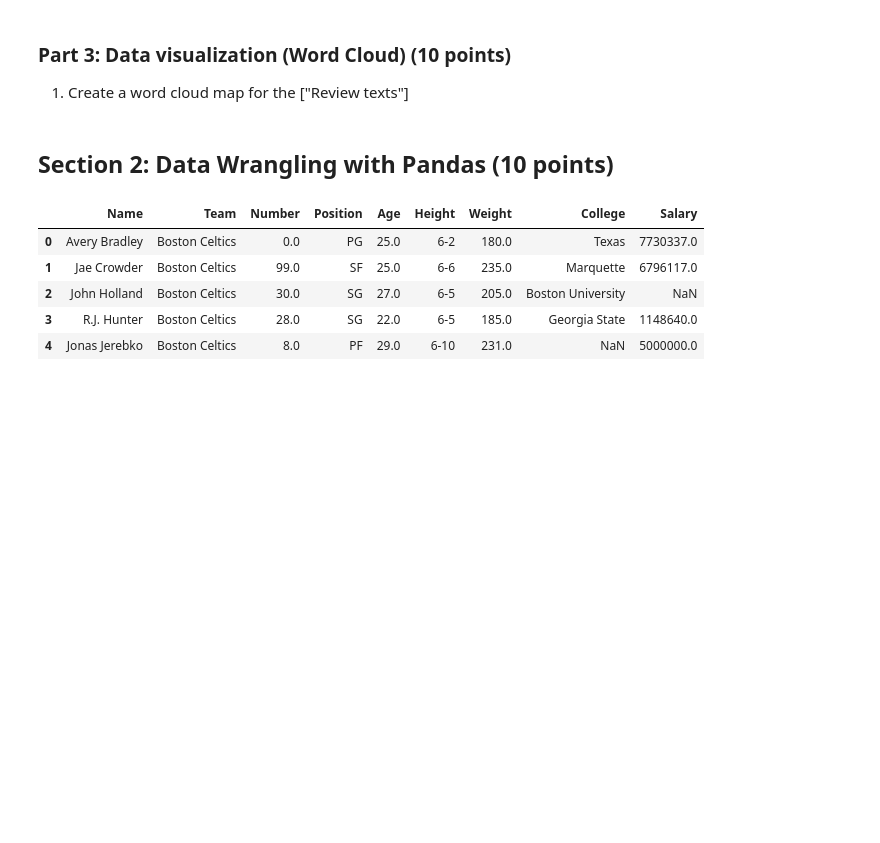
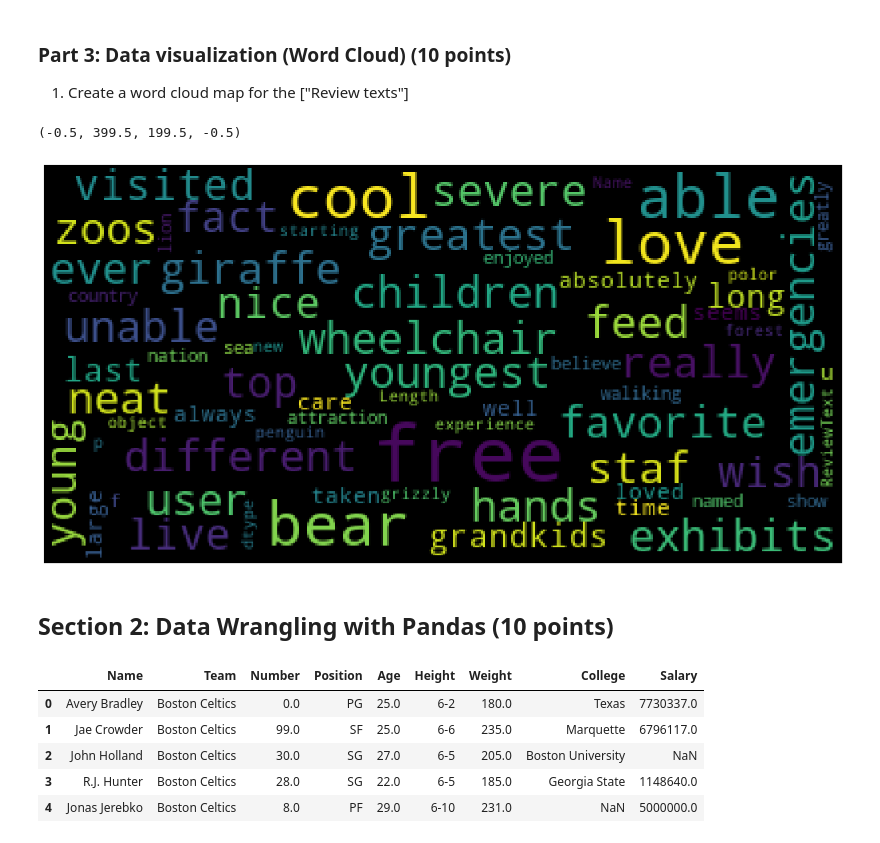
Before and after one commit to wada-yuto/MIS670, a Jupyter notebook: Fall 2022 MIS 670 Mid-term Exam.ipynb, the cells around one changed output. Cells and saved outputs as stored; diff of their text form; code cells hidden in the pictures; blank space fills up the shorter version.

```diff
--- a/Fall 2022 MIS 670 Mid-term Exam.ipynb
+++ b/Fall 2022 MIS 670 Mid-term Exam.ipynb
@@ -137,6 +123,6 @@ Done!
 # %%
-jobs = pd.DataFrame(job_info)
-jobs.head()
+reviews = pd.DataFrame(review_info)
+reviews.head()
 # %% [output]
 |  | CustomerName | PostDate | ReviewText |
 | 0 | C9204NFtheresaw | Reviewed September 6, 2022 | As a wheelchair user, at most zoo... |
@@ -155,2 +175,9 @@ jobs.head()
 # %% [markdown]
 4. Remove useless symbols from the ["Review texts"].
+# %%
+reviews["ReviewText"] = reviews["ReviewText"].str.replace(r'https?://[^\s<>"]+|www\.[^\s<>"]+', "")
+reviews["ReviewText"] = reviews["ReviewText"].str.replace(r'[^a-zA-Z0-9]+', ' ')
+reviews["ReviewText"] = reviews["ReviewText"].str.replace('@#', '')
+reviews["ReviewText"] = reviews["ReviewText"].str.replace("\n", '')
+
+reviews.head()
@@ -157,2 +191,5 @@ jobs.head()
 # %% [markdown]
 5. Lower the cases of the ["Review texts"].
+# %%
+reviews["ReviewText"] = reviews["ReviewText"].str.lower()
+reviews.head()
@@ -161,2 +214,16 @@ jobs.head()
 # %% [markdown]
 7. Remove the stopwords from ["Review texts"]
+# %%
+#tokenization or word split
+more_stopwords = set(('cant', 'aint', 'today', 'food', 'got', 'movie', 'one', 'like', 'could', 'see', 'also',
+'get', 'zoo', 'animal', 'animals', 'louis', 'day', 'st', 'lot'))
+extra_stoplist = set(stopwords.words('english')) | more_stopwords
+#Remove stopwords
+# tokens = (word for word in tokens if word not in extra_stoplist)
+# # Filter non-alphanumeric characters from tokens
+# tokens = (word for word in tokens if word.isalpha())
+# #remove short words
+# tokens = (word for word in tokens if len(word) >= 3)
+
+reviews["ReviewText"] = reviews["ReviewText"].apply(lambda x: ' '.join([word for word in x.split() if word not in extra_stoplist]))
+reviews.head()
@@ -166,6 +255,15 @@ jobs.head()
 ### Part 3: Data visualization (Word Cloud) (10 points)
 
 1. Create a word cloud map for the ["Review texts"]
+# %%
+#Creating Word Cloud
+wordcloud = WordCloud(max_font_size=40, relative_scaling=.5, stopwords=extra_stoplist).generate(str(reviews["ReviewText"]))
+plt.figure(figsize=(18,18))
+plt.imshow(wordcloud)
+plt.axis("off")
+# %% [output]
+(-0.5, 399.5, 199.5, -0.5)
+[figure, added]
 # %% [markdown]
 ## Section 2: Data Wrangling with Pandas (10 points)
 # %%
```
Also changed, not shown: parts of 13 cells of this notebook, 2 other files.
